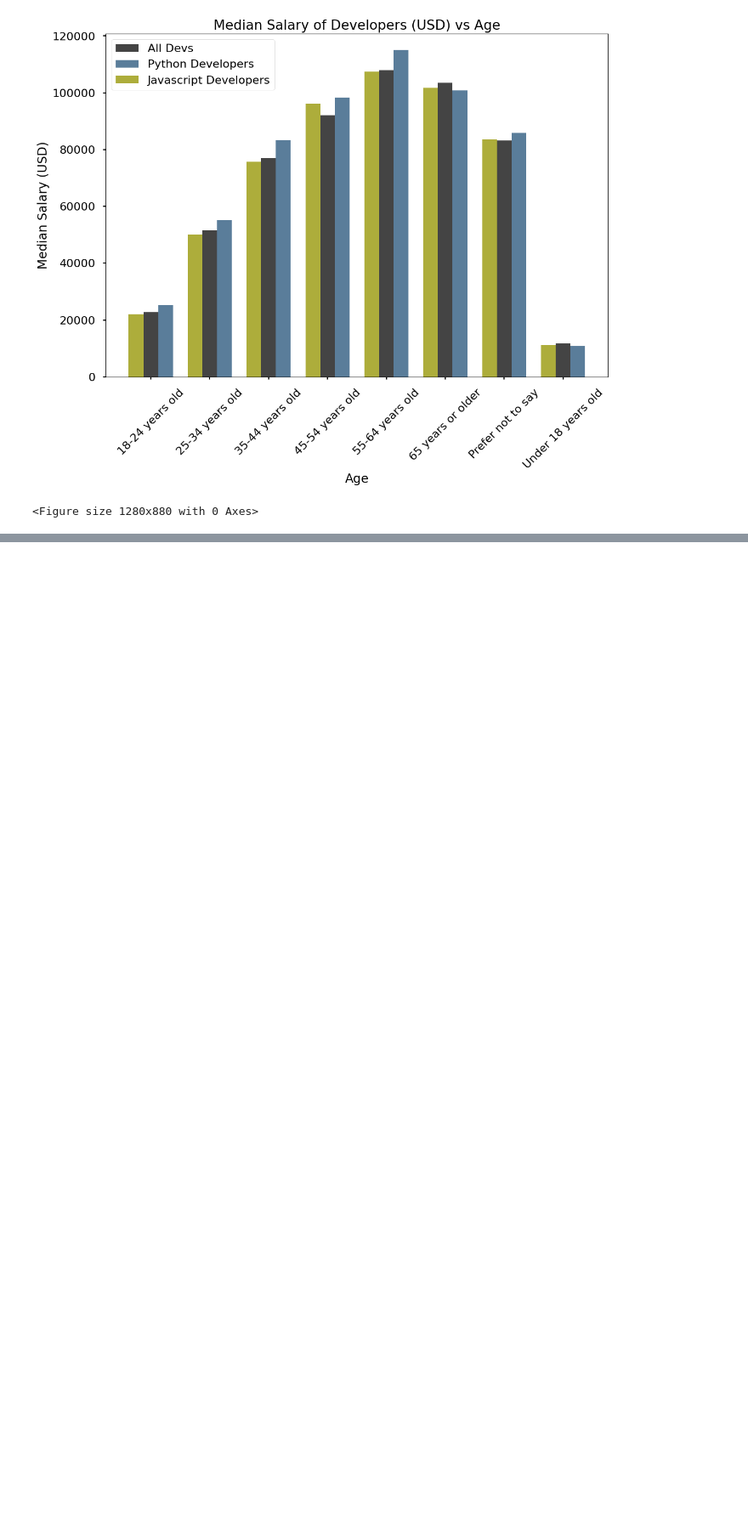
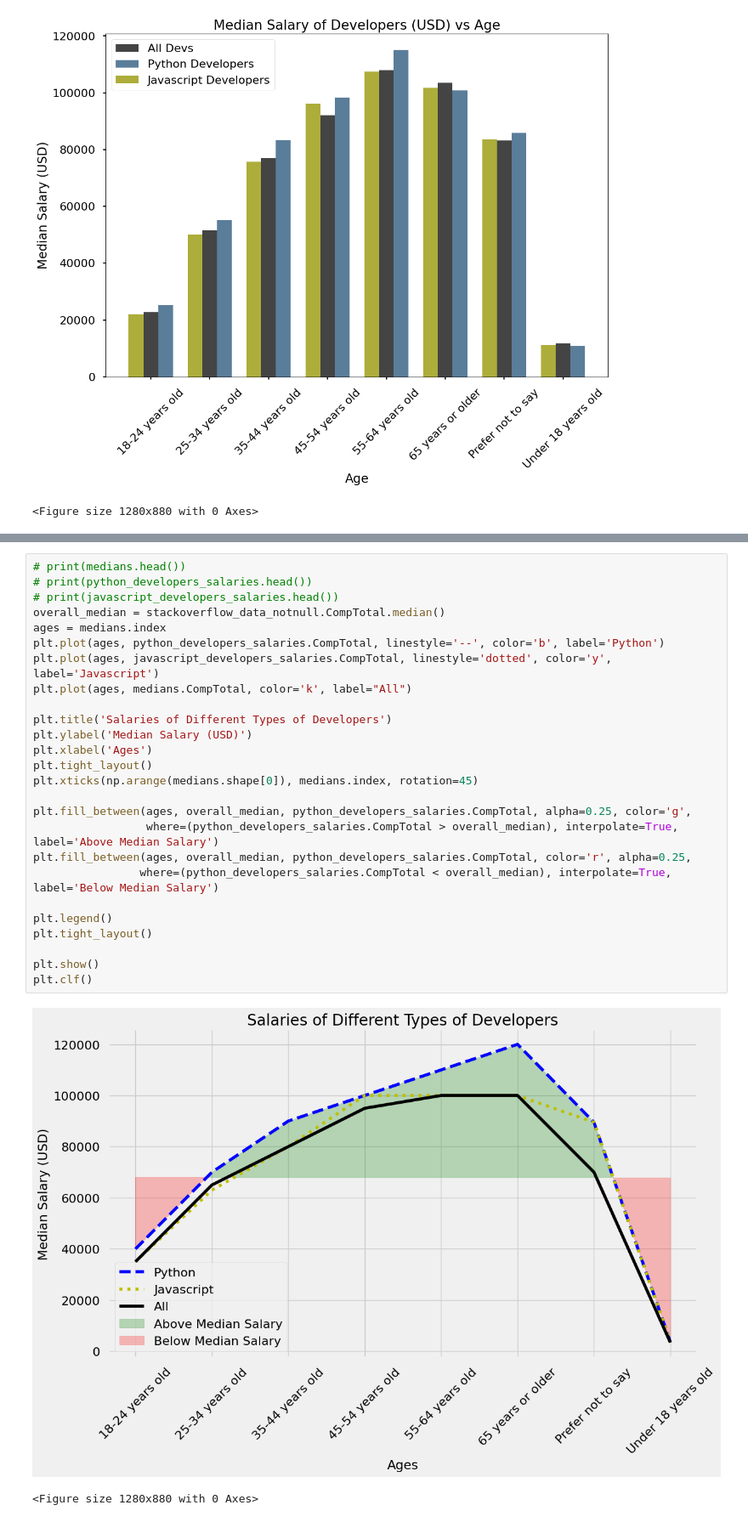
Before and after one commit to romannjoroge/DataScienceStar, a Jupyter notebook: Matplotlib/matplotlib_tutorial1.ipynb, the cells around one changed output, grey strips where cells are left out. Shown at 85% size. Cells and saved outputs as stored; diff of their text form; blank space fills up the shorter version.

```diff
--- a/Matplotlib/matplotlib_tutorial1.ipynb
+++ b/Matplotlib/matplotlib_tutorial1.ipynb
@@ -198,0 +231,29 @@ defaultdict(<class 'int'>, {'C++': 8465, 'HTML/CSS': 25738, 'JavaScript': 31506,
+# %%
+# print(medians.head())
+# print(python_developers_salaries.head())
+# print(javascript_developers_salaries.head())
+overall_median = stackoverflow_data_notnull.CompTotal.median()
+ages = medians.index
+plt.plot(ages, python_developers_salaries.CompTotal, linestyle='--', color='b', label='Python')
+plt.plot(ages, javascript_developers_salaries.CompTotal, linestyle='dotted', color='y', label='Javascript')
+plt.plot(ages, medians.CompTotal, color='k', label="All")
+
+plt.title('Salaries of Different Types of Developers')
+plt.ylabel('Median Salary (USD)')
+plt.xlabel('Ages')
+plt.tight_layout()
+plt.xticks(np.arange(medians.shape[0]), medians.index, rotation=45)
+
+plt.fill_between(ages, overall_median, python_developers_salaries.CompTotal, alpha=0.25, color='g',
+                 where=(python_developers_salaries.CompTotal > overall_median), interpolate=True, label='Above Median Salary')
+plt.fill_between(ages, overall_median, python_developers_salaries.CompTotal, color='r', alpha=0.25,
+                where=(python_developers_salaries.CompTotal < overall_median), interpolate=True, label='Below Median Salary')
+
+plt.legend()
+plt.tight_layout()
+
+plt.show()
+plt.clf()
+# %% [output]
+[figure, added]
+<Figure size 1280x880 with 0 Axes>
```
Also changed, not shown: parts of 3 cells of this notebook, 5 other files.
